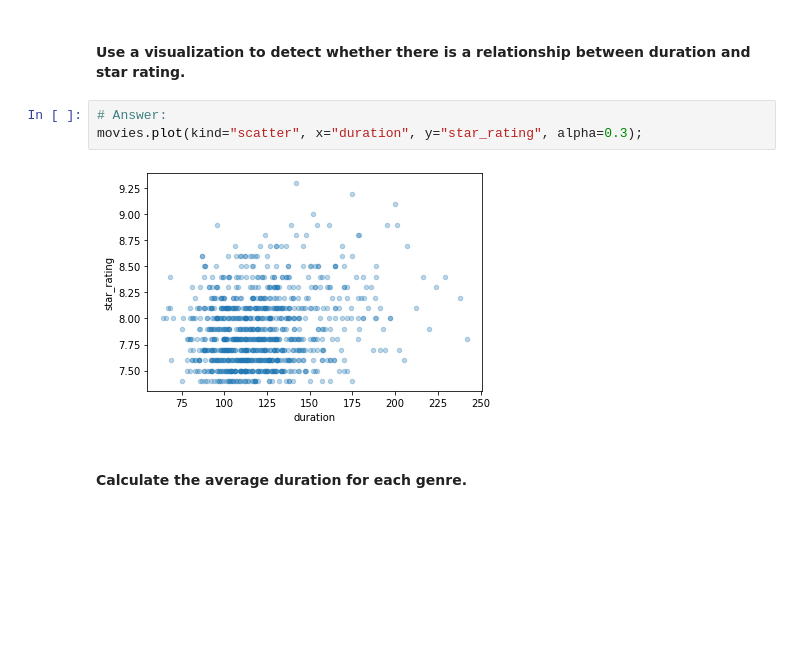
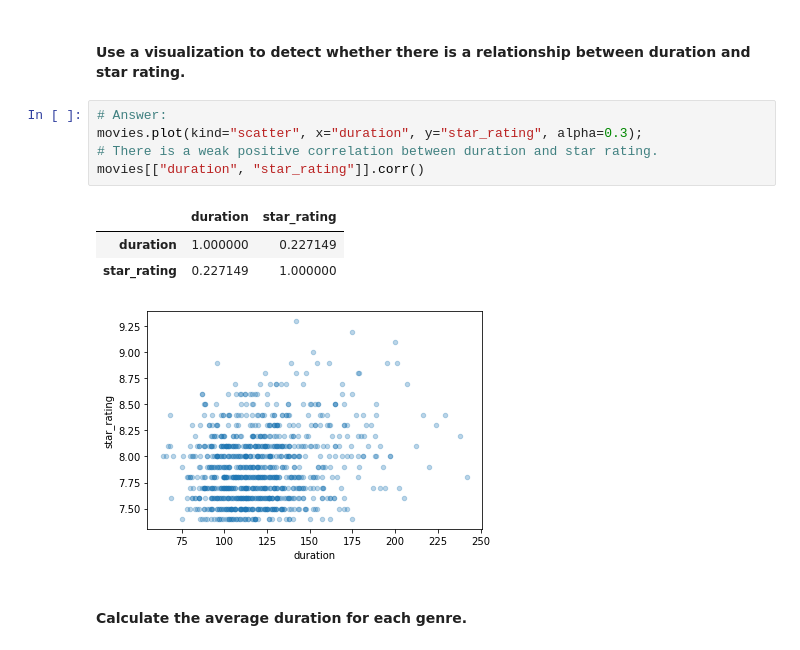
Before and after one commit to kxxhh/dat-sg-19, a Jupyter notebook: project2-eda-options/project-eda-imdb.ipynb, the cells around one changed output. Saved outputs shown, nothing was run; the diff lists cells and outputs as text; blank space fills up the shorter version.

```diff
--- a/project2-eda-options/project-eda-imdb.ipynb
+++ b/project2-eda-options/project-eda-imdb.ipynb
@@ -198,7 +198,12 @@ print(avg_star_rating_for_short_movies)
 # %%
 # Answer:
 movies.plot(kind="scatter", x="duration", y="star_rating", alpha=0.3);
+# There is a weak positive correlation between duration and star rating.
+movies[["duration", "star_rating"]].corr()
 # %% [output]
+|  | duration | star_rating |
+| duration | 1.000000 | 0.227149 |
+| star_rating | 0.227149 | 1.000000 |
 [figure]
 # %% [markdown]
 #### Calculate the average duration for each genre.
```
